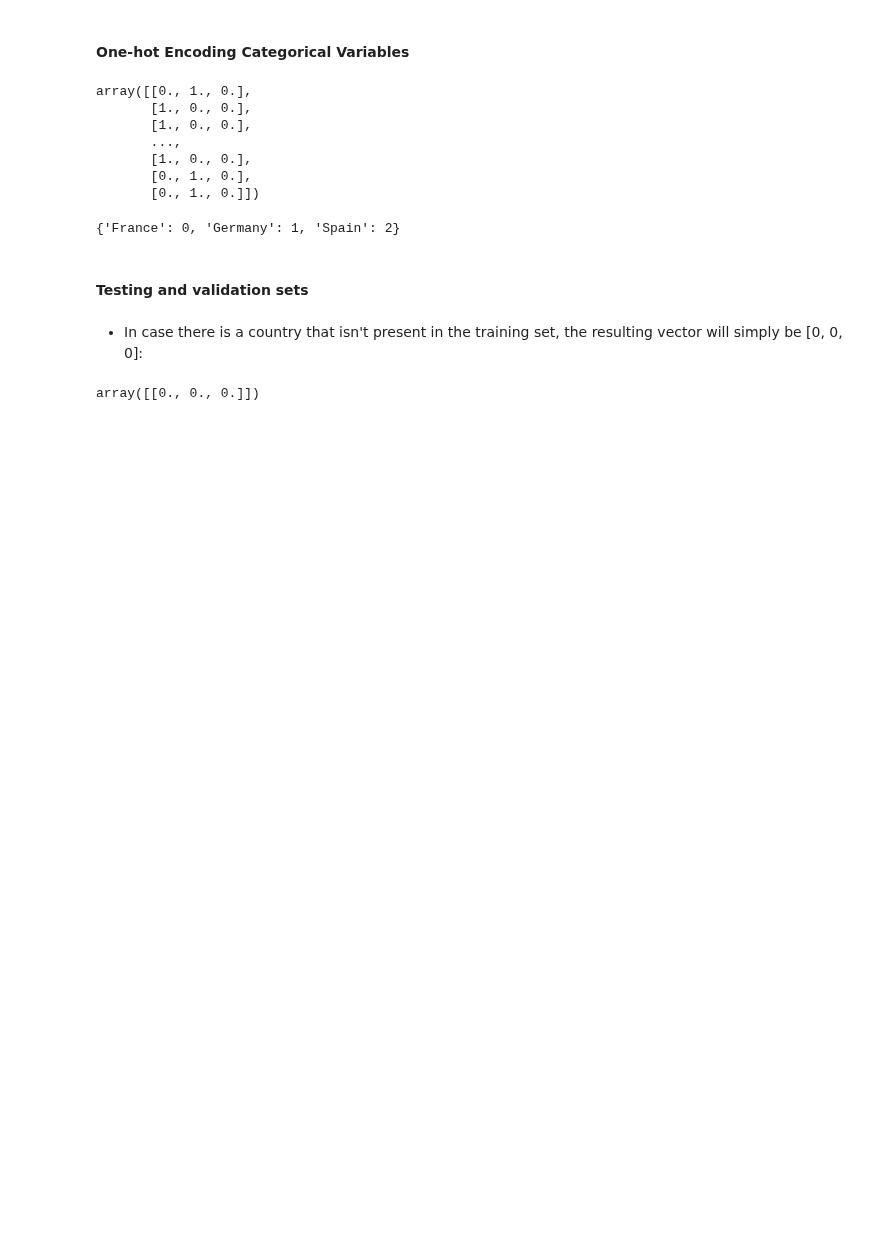
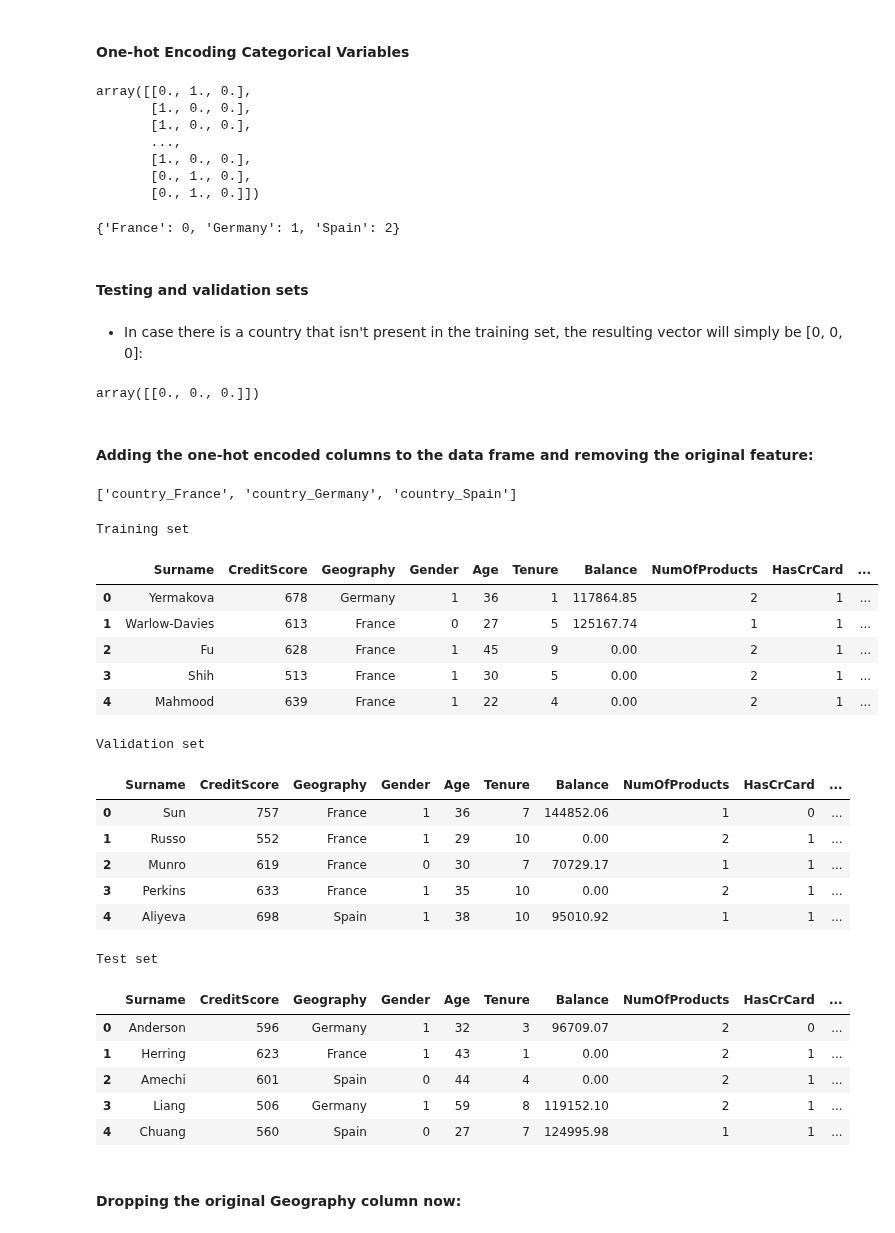
Before and after one commit to AmirMotefaker/Sales-Data-Analysis, a Jupyter notebook: Customer Churn Prediction/Customer Churn Prediction - Bank/Customer Churn Prediction - Bank.ipynb, the cells around one changed output. Cells and saved outputs as stored; diff of their text form; code cells hidden in the pictures; blank space fills up the shorter version.

Commit message:
one-hot encoded columns to the data frame

```diff
--- a/Customer Churn Prediction/Customer Churn Prediction - Bank/Customer Churn Prediction - Bank.ipynb
+++ b/Customer Churn Prediction/Customer Churn Prediction - Bank/Customer Churn Prediction - Bank.ipynb
@@ -284,3 +284,45 @@ ohe_test = ohe.transform(enc_test)
 ohe.transform(np.array([[9999]]))
 # %% [output]
 array([[0., 0., 0.]])
+# %% [markdown]
+#### Adding the one-hot encoded columns to the data frame and removing the original feature:
+# %%
+cols = ['country_' + str(x) for x in le_ohe_geography_mapping.keys()]
+cols
+# %% [output]
+['country_France', 'country_Germany', 'country_Spain']
+# %%
+# Adding to the respective dataframes
+dc_train = pd.concat([dc_train.reset_index(), pd.DataFrame(ohe_train, columns = cols)], axis = 1).drop(['index'], axis=1)
+dc_val = pd.concat([dc_val.reset_index(), pd.DataFrame(ohe_val, columns = cols)], axis = 1).drop(['index'], axis=1)
+dc_test = pd.concat([dc_test.reset_index(), pd.DataFrame(ohe_test, columns = cols)], axis = 1).drop(['index'], axis=1)
+print("Training set")
+dc_train.head()
+print("\n\nValidation set")
+dc_val.head()
+print("\n\nTest set")
+dc_test.head()
+# %% [output]
+Training set
+|  | Surname | CreditScore | Geography | Gender | Age | Tenure | Balance | NumOfProducts | HasCrCard | ... |
+| 0 | Yermakova | 678 | Germany | 1 | 36 | 1 | 117864.85 | 2 | 1 | ... |
+| 1 | Warlow-Davies | 613 | France | 0 | 27 | 5 | 125167.74 | 1 | 1 | ... |
+| 2 | Fu | 628 | France | 1 | 45 | 9 | 0.00 | 2 | 1 | ... |
+| 3 | Shih | 513 | France | 1 | 30 | 5 | 0.00 | 2 | 1 | ... |
+| 4 | Mahmood | 639 | France | 1 | 22 | 4 | 0.00 | 2 | 1 | ... |
+Validation set
+|  | Surname | CreditScore | Geography | Gender | Age | Tenure | Balance | NumOfProducts | HasCrCard | ... |
+| 0 | Sun | 757 | France | 1 | 36 | 7 | 144852.06 | 1 | 0 | ... |
+| 1 | Russo | 552 | France | 1 | 29 | 10 | 0.00 | 2 | 1 | ... |
+| 2 | Munro | 619 | France | 0 | 30 | 7 | 70729.17 | 1 | 1 | ... |
+| 3 | Perkins | 633 | France | 1 | 35 | 10 | 0.00 | 2 | 1 | ... |
+| 4 | Aliyeva | 698 | Spain | 1 | 38 | 10 | 95010.92 | 1 | 1 | ... |
+Test set
+|  | Surname | CreditScore | Geography | Gender | Age | Tenure | Balance | NumOfProducts | HasCrCard | ... |
+| 0 | Anderson | 596 | Germany | 1 | 32 | 3 | 96709.07 | 2 | 0 | ... |
+| 1 | Herring | 623 | France | 1 | 43 | 1 | 0.00 | 2 | 1 | ... |
+| 2 | Amechi | 601 | Spain | 0 | 44 | 4 | 0.00 | 2 | 1 | ... |
+| 3 | Liang | 506 | Germany | 1 | 59 | 8 | 119152.10 | 2 | 1 | ... |
+| 4 | Chuang | 560 | Spain | 0 | 27 | 7 | 124995.98 | 1 | 1 | ... |
+# %% [markdown]
+#### Dropping the original Geography column now:
```
Also changed, not shown: parts of 1 cell of this notebook.
